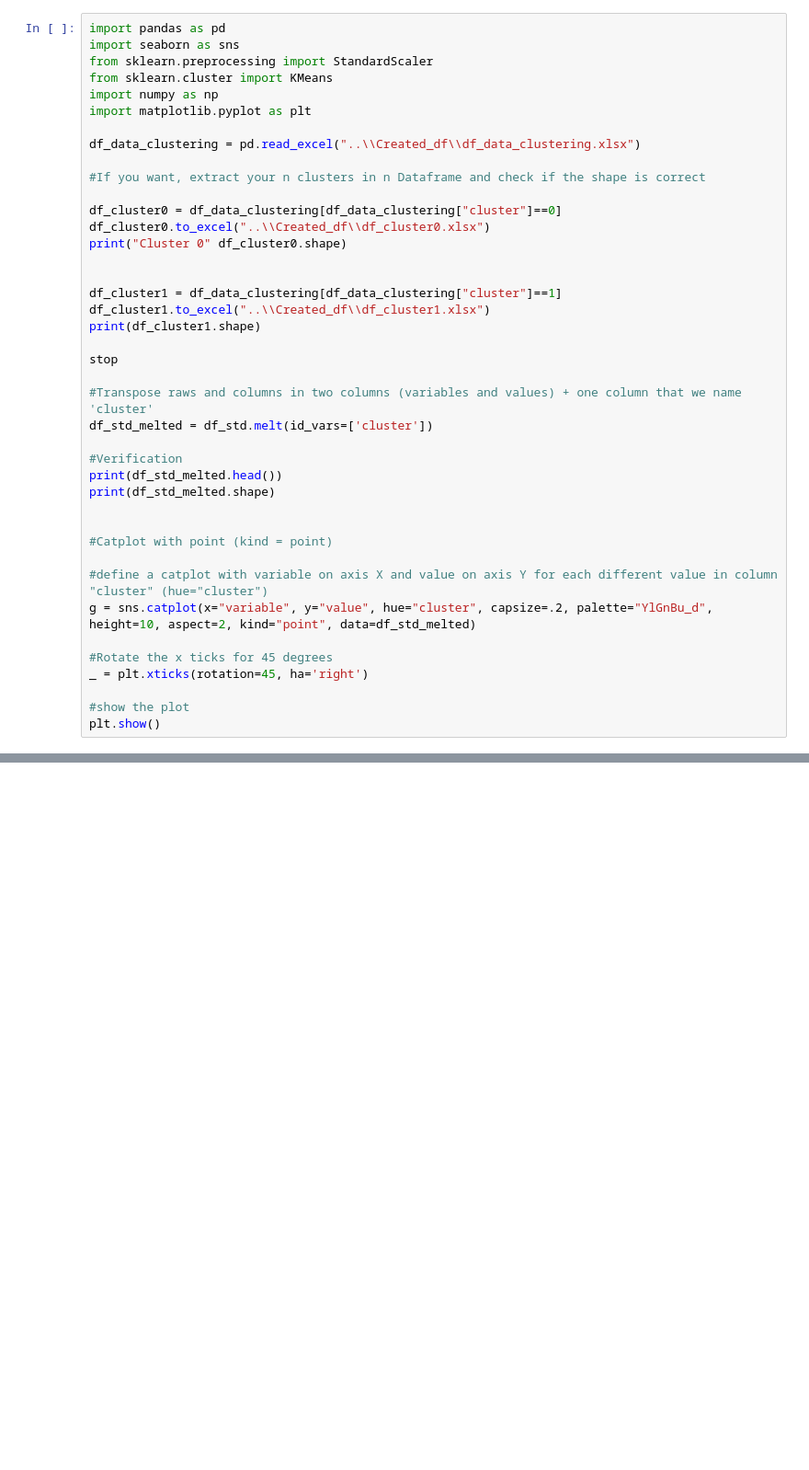
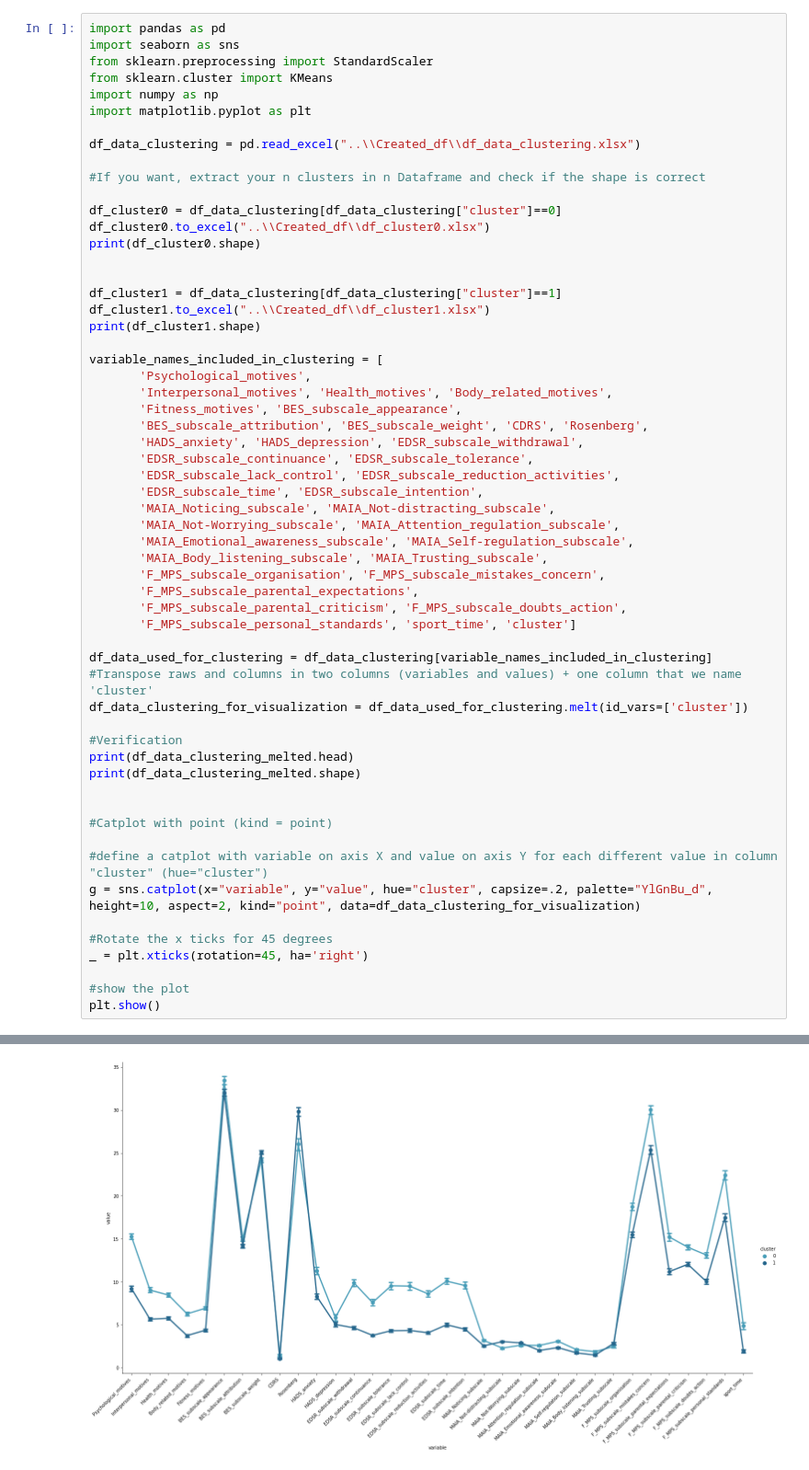
Before and after one commit to marctoutain/ED_prediction, a Jupyter notebook: Codes/visualization_clustering.ipynb, the cells around one changed output, grey strips where cells are left out. Shown: that part at 92% size. Saved outputs shown, nothing was run; the diff lists cells and outputs as text; blank space fills up the shorter version.

Commit message:
code updating for visualization

```diff
--- a/Codes/visualization_clustering.ipynb
+++ b/Codes/visualization_clustering.ipynb
@@ -12,27 +12,44 @@ df_data_clustering = pd.read_excel("..\\Created_df\\df_data_clustering.xlsx")
 
 df_cluster0 = df_data_clustering[df_data_clustering["cluster"]==0]
 df_cluster0.to_excel("..\\Created_df\\df_cluster0.xlsx")
-print("Cluster 0" df_cluster0.shape)
+print(df_cluster0.shape)
 
 
 df_cluster1 = df_data_clustering[df_data_clustering["cluster"]==1]
 df_cluster1.to_excel("..\\Created_df\\df_cluster1.xlsx")
 print(df_cluster1.shape)
 
-stop
+variable_names_included_in_clustering = [
+       'Psychological_motives',
+       'Interpersonal_motives', 'Health_motives', 'Body_related_motives',
+       'Fitness_motives', 'BES_subscale_appearance',
+       'BES_subscale_attribution', 'BES_subscale_weight', 'CDRS', 'Rosenberg',
+       'HADS_anxiety', 'HADS_depression', 'EDSR_subscale_withdrawal',
+       'EDSR_subscale_continuance', 'EDSR_subscale_tolerance',
+       'EDSR_subscale_lack_control', 'EDSR_subscale_reduction_activities',
+       'EDSR_subscale_time', 'EDSR_subscale_intention',
+       'MAIA_Noticing_subscale', 'MAIA_Not-distracting_subscale',
+       'MAIA_Not-Worrying_subscale', 'MAIA_Attention_regulation_subscale',
+       'MAIA_Emotional_awareness_subscale', 'MAIA_Self-regulation_subscale',
+       'MAIA_Body_listening_subscale', 'MAIA_Trusting_subscale',
+       'F_MPS_subscale_organisation', 'F_MPS_subscale_mistakes_concern',
+       'F_MPS_subscale_parental_expectations',
+       'F_MPS_subscale_parental_criticism', 'F_MPS_subscale_doubts_action',
+       'F_MPS_subscale_personal_standards', 'sport_time', 'cluster']
 
+df_data_used_for_clustering = df_data_clustering[variable_names_included_in_clustering]
 #Transpose raws and columns in two columns (variables and values) + one column that we name 'cluster'
-df_std_melted = df_std.melt(id_vars=['cluster'])
+df_data_clustering_for_visualization = df_data_used_for_clustering.melt(id_vars=['cluster'])
 
 #Verification
-print(df_std_melted.head())
-print(df_std_melted.shape)
+print(df_data_clustering_melted.head)
+print(df_data_clustering_melted.shape)
 
 
 #Catplot with point (kind = point)
 
 #define a catplot with variable on axis X and value on axis Y for each different value in column "cluster" (hue="cluster")
-g = sns.catplot(x="variable", y="value", hue="cluster", capsize=.2, palette="YlGnBu_d", height=10, aspect=2, kind="point", data=df_std_melted)
+g = sns.catplot(x="variable", y="value", hue="cluster", capsize=.2, palette="YlGnBu_d", height=10, aspect=2, kind="point", data=df_data_clustering_for_visualization)
 
 #Rotate the x ticks for 45 degrees
 _ = plt.xticks(rotation=45, ha='right')
@@ -46,3 +77,4 @@ NameError: name 'stop' is not defined
+[figure, added]
 # %%
 #Catplot with violin (kind = violin)
 
```
Also changed, not shown: parts of 1 cell of this notebook.
